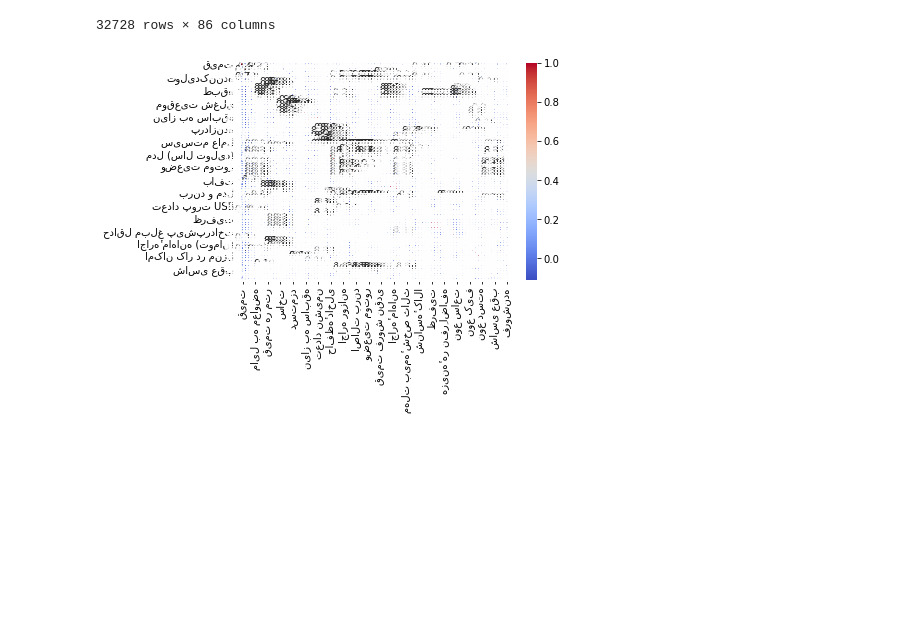
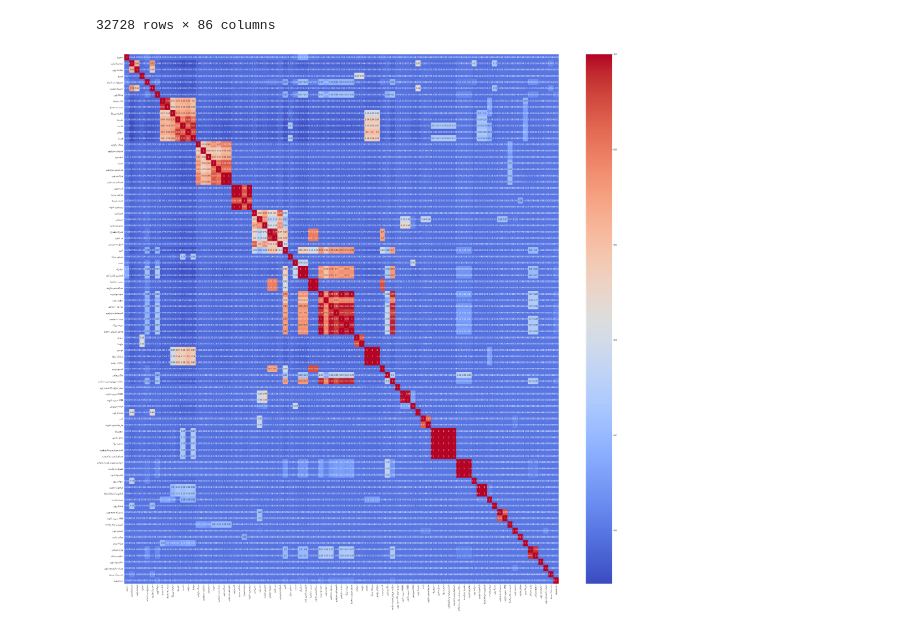
Before and after one commit to AlirezaTH79/MLOps_HW-1, a Jupyter notebook: models/Preprocessing_divar.ipynb, the cells around one changed output. Cells and saved outputs as stored; diff of their text form; code cells hidden in the pictures; blank space fills up the shorter version.

```diff
--- a/models/Preprocessing_divar.ipynb
+++ b/models/Preprocessing_divar.ipynb
@@ -665,14 +665,15 @@ df_v2
 # %%
 import seaborn as sns
 import matplotlib.pyplot as plt
 
 # Calculate the correlation matrix
 corr_matrix = df_v2.corr()
 
+plt.subplots(figsize=(50, 50))
 # Create a heatmap plot
 sns.heatmap(corr_matrix, annot=True, cmap='coolwarm')
 
 # Show the plot
 plt.show()
 # %% [output]
-[figure, old version]
+[figure, new version]
```
